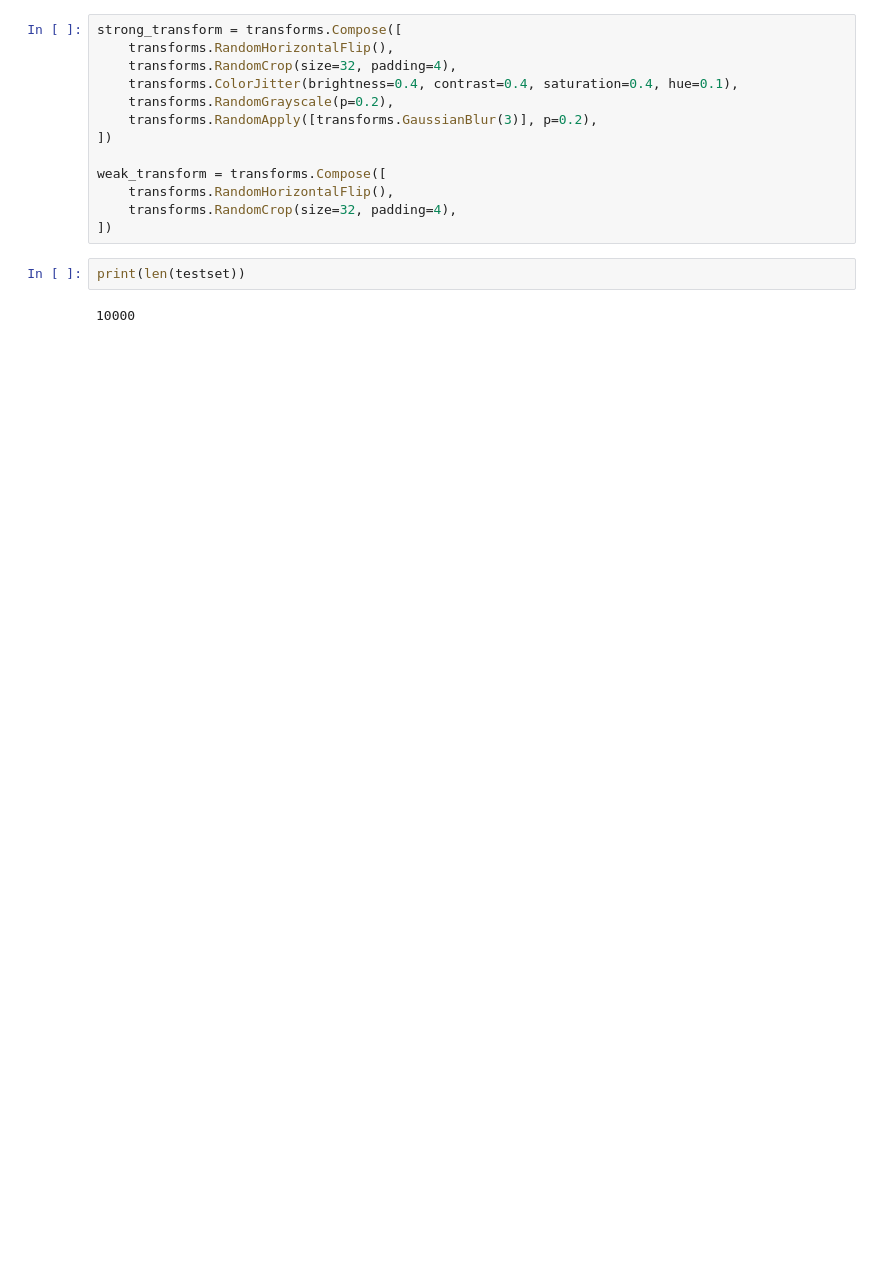
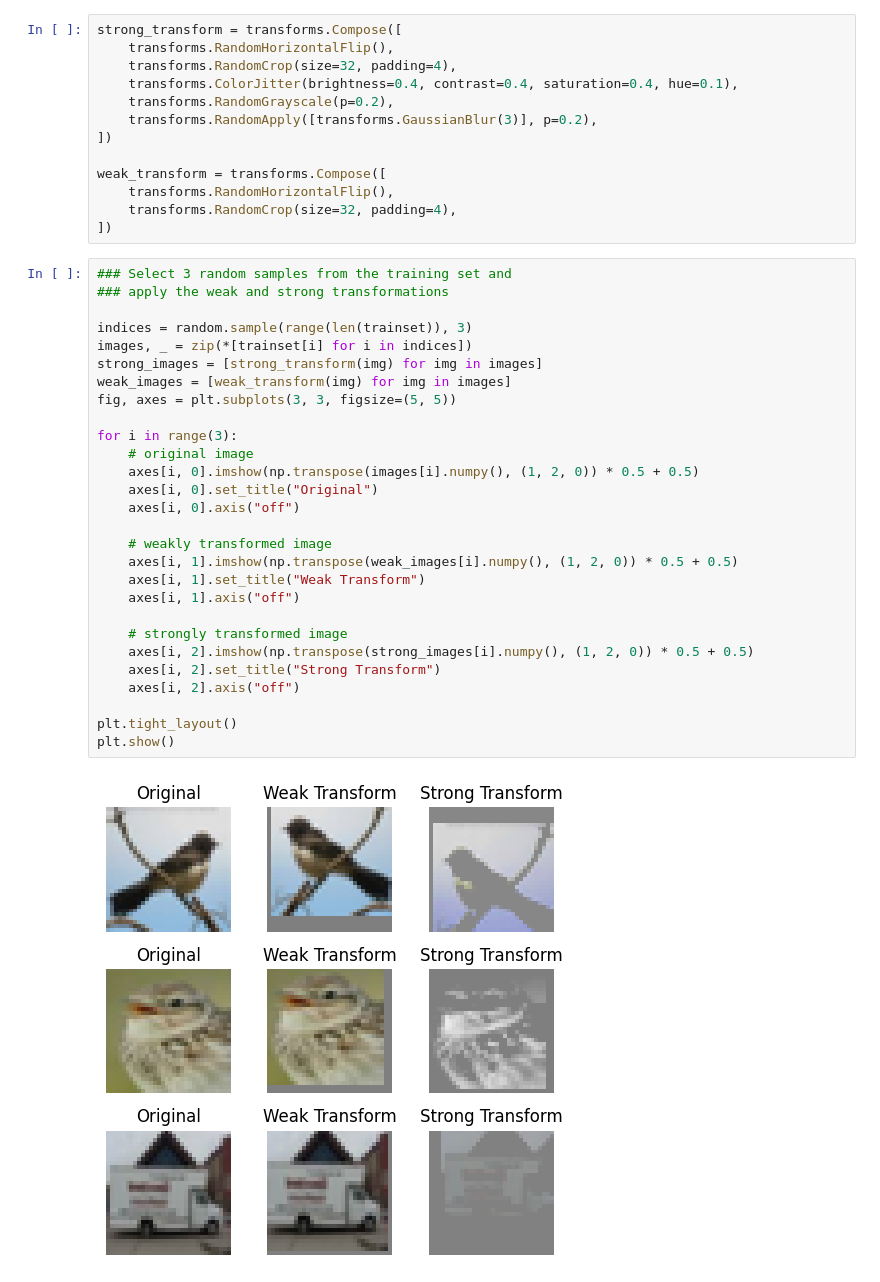
Before and after one commit to tejas-srikanth/Semi-Supervised-Learning, a Jupyter notebook: kmeans_cluster.ipynb, the cells around one changed output. Drawn from its saved outputs; the diff is of its cells as text; blank space fills up the shorter version.

```diff
--- a/kmeans_cluster.ipynb
+++ b/kmeans_cluster.ipynb
@@ -97,7 +231,33 @@ weak_transform = transforms.Compose([
     transforms.RandomHorizontalFlip(),
     transforms.RandomCrop(size=32, padding=4),
 ])
-# %%
-print(len(testset))
-# %% [output]
-10000
+# %%
+### Select 3 random samples from the training set and
+### apply the weak and strong transformations
+
+indices = random.sample(range(len(trainset)), 3)
+images, _ = zip(*[trainset[i] for i in indices])
+strong_images = [strong_transform(img) for img in images]
+weak_images = [weak_transform(img) for img in images]
+fig, axes = plt.subplots(3, 3, figsize=(5, 5))
+
+for i in range(3):
+    # original image
+    axes[i, 0].imshow(np.transpose(images[i].numpy(), (1, 2, 0)) * 0.5 + 0.5)
+    axes[i, 0].set_title("Original")
+    axes[i, 0].axis("off")
+
+    # weakly transformed image
+    axes[i, 1].imshow(np.transpose(weak_images[i].numpy(), (1, 2, 0)) * 0.5 + 0.5)
+    axes[i, 1].set_title("Weak Transform")
+    axes[i, 1].axis("off")
+
+    # strongly transformed image
+    axes[i, 2].imshow(np.transpose(strong_images[i].numpy(), (1, 2, 0)) * 0.5 + 0.5)
+    axes[i, 2].set_title("Strong Transform")
+    axes[i, 2].axis("off")
+
+plt.tight_layout()
+plt.show()
+# %% [output]
+[figure, added]
```
Also changed, not shown: parts of 54 cells of this notebook.
